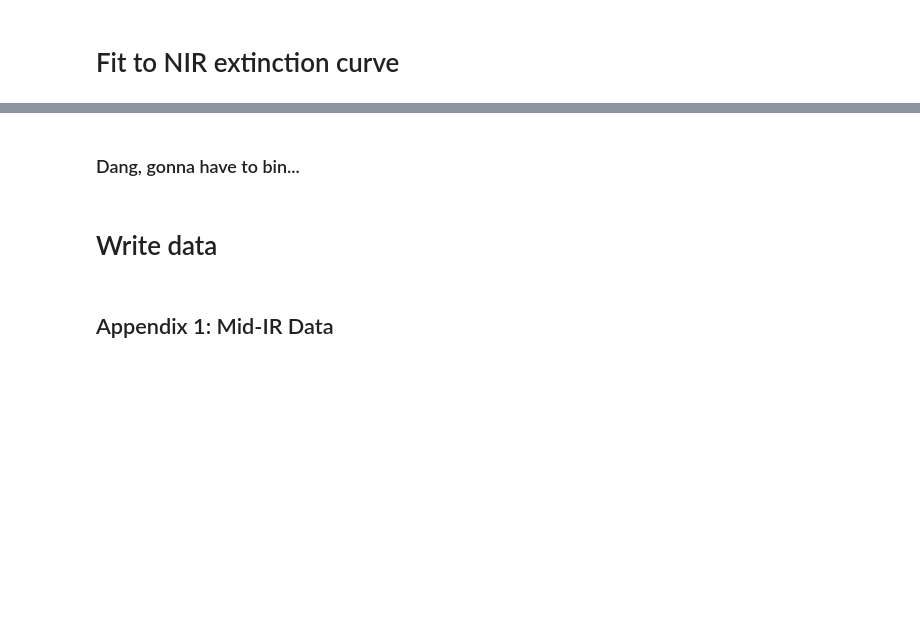
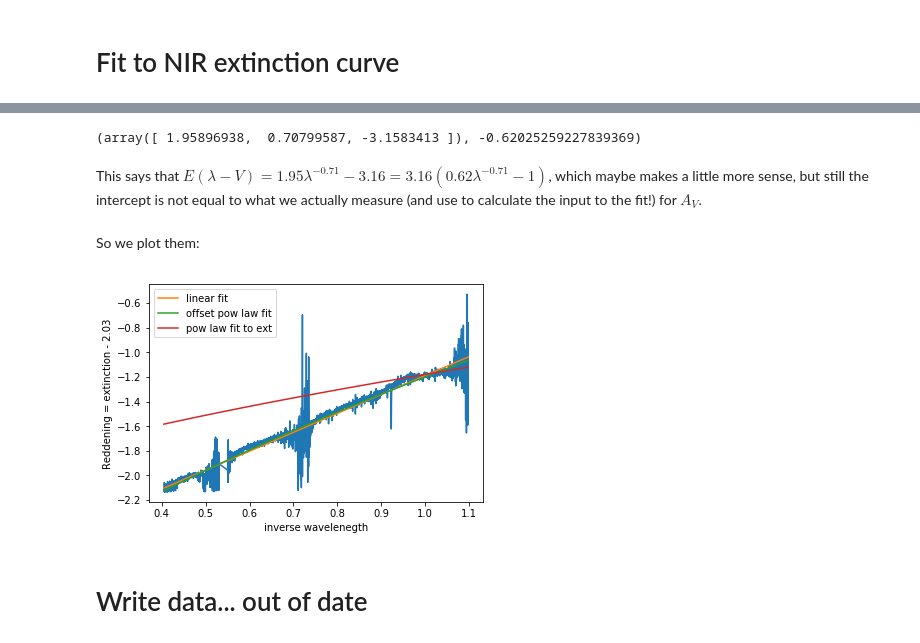
Before and after one commit to krislars/AA_Tau_Covey, a Jupyter notebook: AATau_data.ipynb, the cells around one changed output, grey strips where cells are left out. Cells and saved outputs as stored; diff of their text form; code cells hidden in the pictures; blank space fills up the shorter version.

```diff
--- a/AATau_data.ipynb
+++ b/AATau_data.ipynb
@@ -909,0 +831,6 @@ plt.show()
+# %%
+def powlaw(x, a, b):
+    return a * (x**b)
+# %%
+cfit,cerr=curve_fit(powlaw,1/notel_wav,notel_ext/Av)
+cfit,cerr
@@ -910,8 +845,3 @@ plt.show()
 # %%
 def offpowlaw(x, a, b, c):
     return a * (x**b) + c
-# %%
-cfit,cerr=curve_fit(offpowlaw,1./xobs2fit,-2.5*np.log10(np.abs(scale*fobs2fit.value/finterp(xobs2fit)))-A55)
-cfit
-
-# np.polyfit(1./xobs2fit,-2.5*np.log10(np.abs(scale*fobs2fit.value/finterp(xobs2fit)))-A55,1)
@@ -964,7 +848,26 @@ plt.show()
-# %% [markdown]
-### Dang, gonna have to bin...
+# %%
+cfit2,cerr2=curve_fit(offpowlaw,1/notel_wav,notel_ext-Av)
+cfit2,cfit2[0]/cfit2[2]
+# %% [output]
+(array([ 1.95896938,  0.70799587, -3.1583413 ]), -0.62025259227839369)
+# %% [markdown]
+This says that $E(\lambda-V) = 1.95 \lambda^{-0.71} - 3.16 = 3.16 \left(0.62\lambda^{-0.71}-1\right)$, which maybe makes a little more sense, but still the intercept is not equal to what we actually measure (and use to calculate the input to the fit!) for $A_V$.
+# %% [markdown]
+So we plot them:
+# %%
+fig,ax=plt.subplots(1,1)
+ax.plot(1/notel_wav,notel_ext-Av)
+ax.plot(1/notel_wav,fita/notel_wav+fitb,label='linear fit')
+ax.plot(1/notel_wav,cfit2[0]*notel_wav**-cfit2[1]+cfit2[2],label='offset pow law fit')
+ax.plot(1/notel_wav,Av*(cfit[0]*notel_wav**-cfit2[1]-1),label='pow law fit to ext')
+ax.set_xlabel('inverse wavelenegth')
+ax.set_ylabel('Reddening = extinction - '+str(np.round(Av,2)))
+ax.legend(loc='best')
+fig.show()
+# %% [output]
+[figure, added]
 # %% [markdown]
-# Write data
+# Write data... out of date
 # %%
 # writeout=np.array([IRwavelength_2008,IRdata_2008])
 # np.savetxt("AATau_IR2008.txt",np.transpose(writeout),fmt="%.6e")
@@ -983,5 +886,3 @@ plt.show()
 
 # writeout=np.array([wavelength_dec12,data_dec12*all_scale12])
 # np.savetxt("AATau_opt2014dec12.txt",np.transpose(writeout),fmt="%.6e")
-# %% [markdown]
-## Appendix 1:  Mid-IR Data
```
Also changed, not shown: parts of 74 cells of this notebook.
